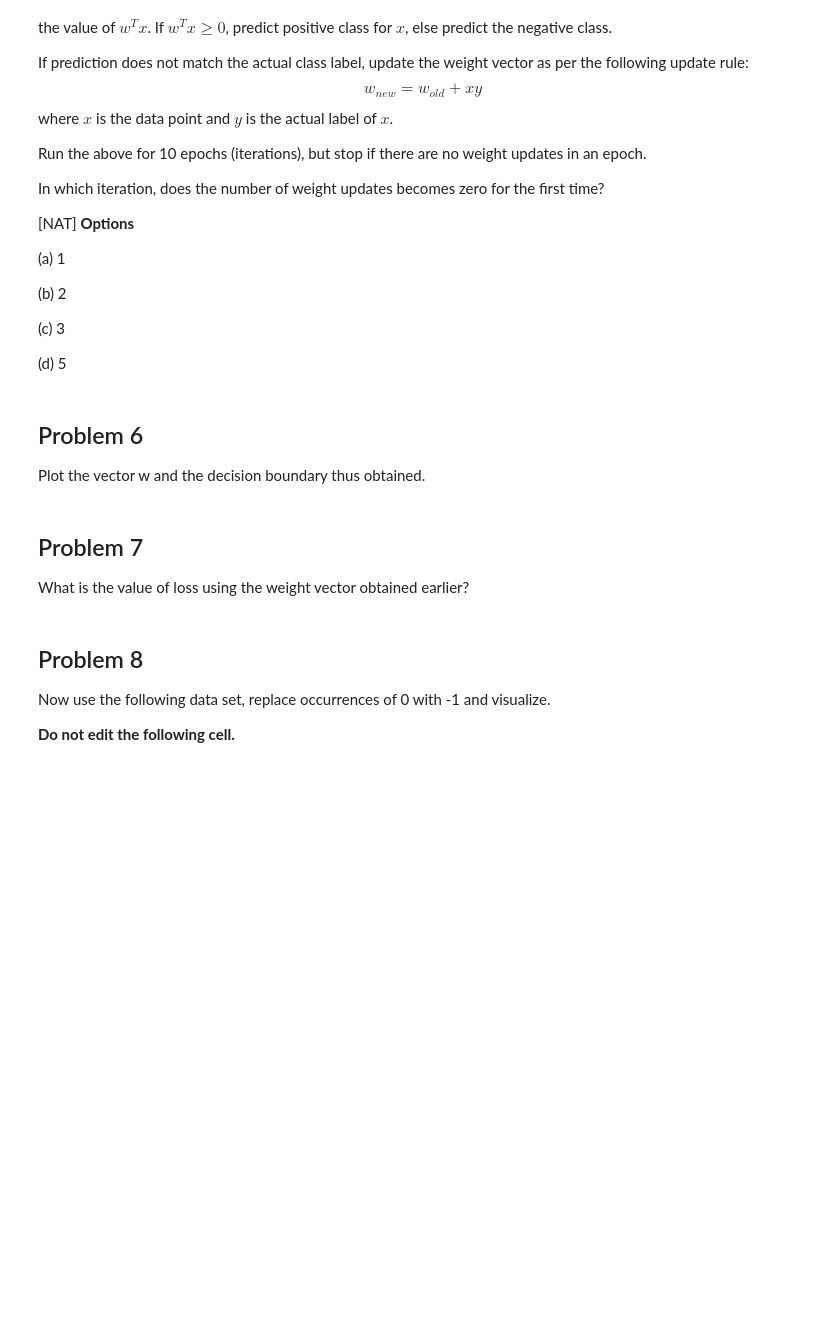
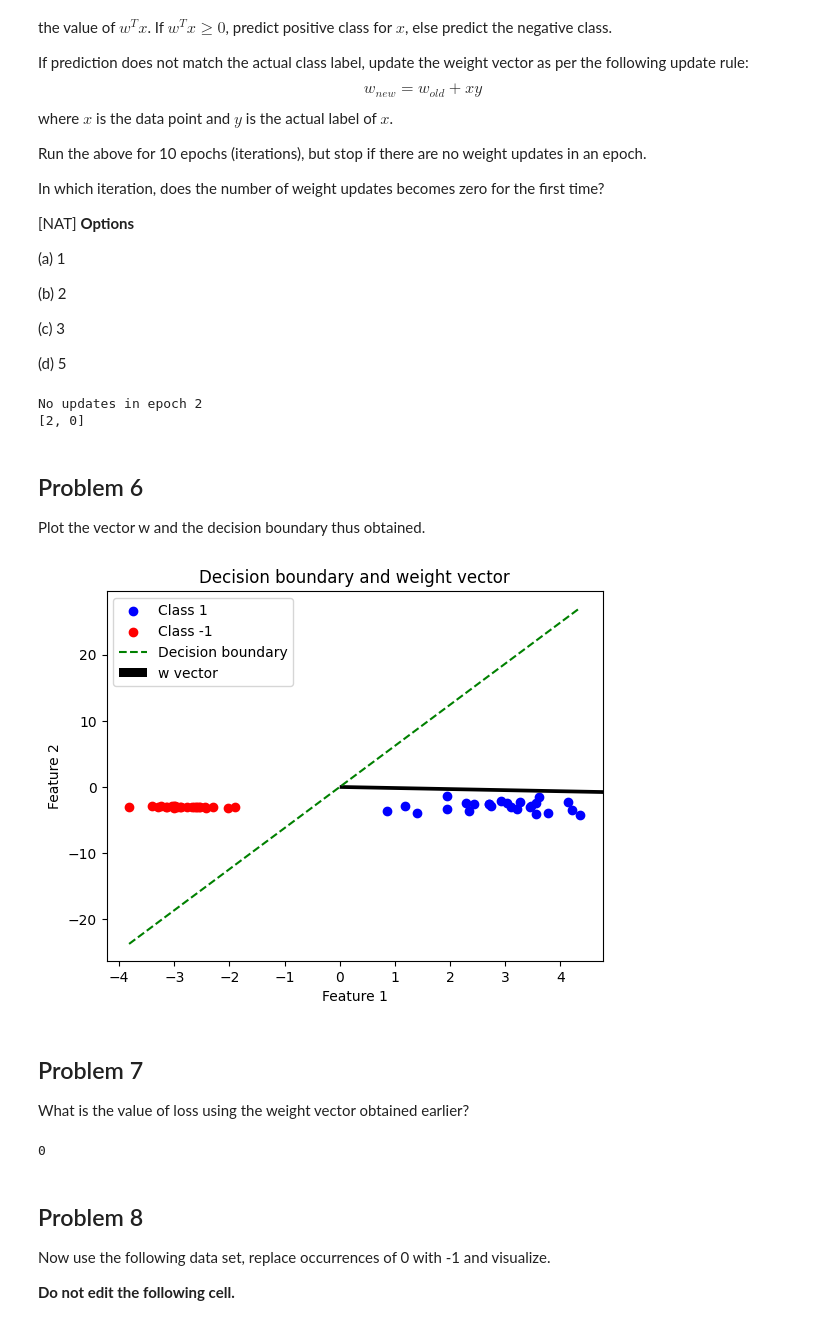
Before and after one commit to sathish-k7/MLT_Assignments, a Jupyter notebook: week9/W9_prog_ques.ipynb, the cells around one changed output. Saved outputs shown, nothing was run; the diff lists cells and outputs as text; code cells hidden in the pictures; blank space fills up the shorter version.

```diff
--- a/week9/W9_prog_ques.ipynb
+++ b/week9/W9_prog_ques.ipynb
@@ -63,12 +93,55 @@ In which iteration, does the number of weight updates becomes zero for the first
 (c) 3
 
 (d) 5
+# %%
+# Problem 5: Perceptron algorithm and epoch of zero updates
+w = np.zeros(X.shape[1])
+updates_per_epoch = []
+for epoch in range(10):
+    updates = 0
+    for xi, yi in zip(X, y):
+        pred = 1 if np.dot(w, xi) >= 0 else -1
+        if pred != yi:
+            w += xi * yi
+            updates += 1
+    updates_per_epoch.append(updates)
+    if updates == 0:
+        print(f"No updates in epoch {epoch+1}")
+        break
+print(updates_per_epoch)
+# Answer: (b) 2
+# %% [output]
+No updates in epoch 2
+[2, 0]
 # %% [markdown]
 ## Problem 6
 Plot the vector w and the decision boundary thus obtained.
+# %%
+# Problem 6: Plot the vector w and the decision boundary
+plt.scatter(X[y == 1, 0], X[y == 1, 1], color='b', label='Class 1')
+plt.scatter(X[y == -1, 0], X[y == -1, 1], color='r', label='Class -1')
+x_vals = np.linspace(X[:,0].min(), X[:,0].max(), 100)
+if w[1] != 0:
+    y_vals = -(w[0]/w[1])*x_vals
+    plt.plot(x_vals, y_vals, 'g--', label='Decision boundary')
+plt.quiver(0, 0, w[0], w[1], angles='xy', scale_units='xy', scale=1, color='k', label='w vector')
+plt.xlabel('Feature 1')
+plt.ylabel('Feature 2')
+plt.legend()
+plt.title('Decision boundary and weight vector')
+plt.show()
+# %% [output]
+[figure, added]
 # %% [markdown]
 ## Problem 7
 What is the value of loss using the weight vector obtained earlier?
+# %%
+# Problem 7: Compute the loss using the final weight vector
+preds = np.where(np.dot(X, w) >= 0, 1, -1)
+loss = np.sum(preds != y)
+print(loss)
+# %% [output]
+0
 # %% [markdown]
 ## Problem 8
 Now use the following data set, replace occurrences of 0 with -1 and visualize.
```
Also changed, not shown: parts of 7 cells of this notebook.
